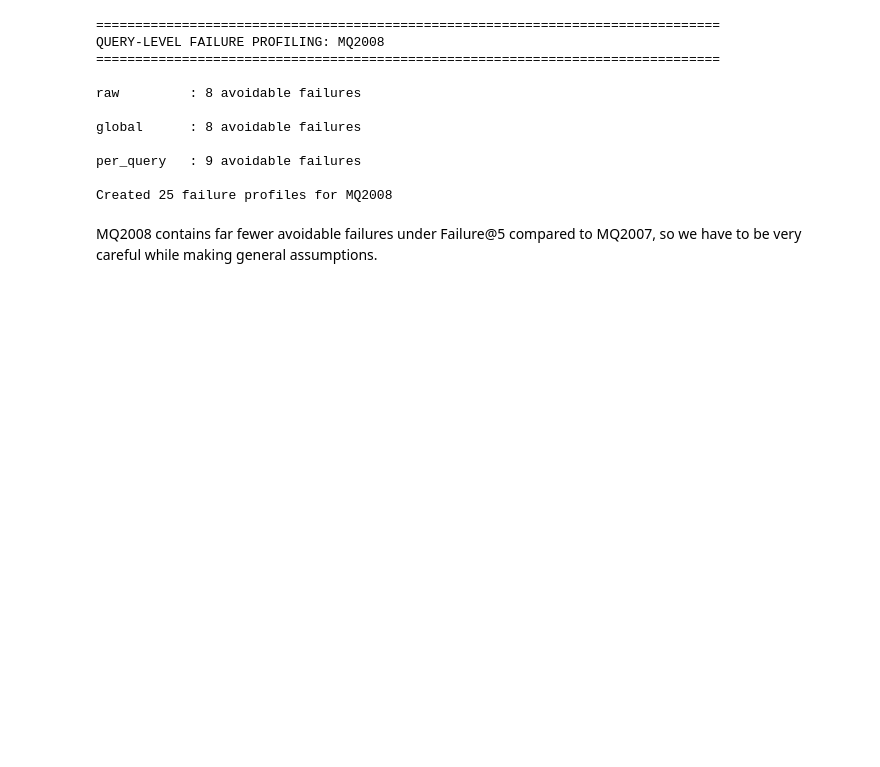
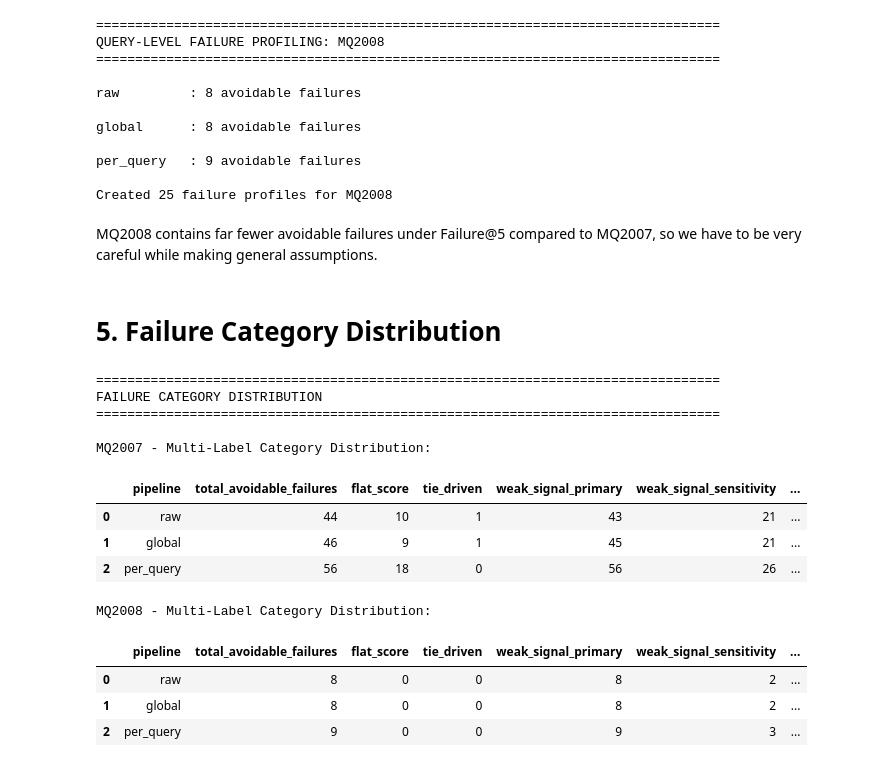
Before and after one commit to KushalMarahatta/Capstone_coding, a Jupyter notebook: notebooks/05_failure_analysis.ipynb, the cells around one changed output. Cells and saved outputs as stored; diff of their text form; code cells hidden in the pictures; blank space fills up the shorter version.

Commit message:
Performed failure category distribution, cross-pipeline overlap analysis, and case studies

```diff
--- a/notebooks/05_failure_analysis.ipynb
+++ b/notebooks/05_failure_analysis.ipynb
@@ -461,3 +461,66 @@ per_query   : 9 avoidable failures
 Created 25 failure profiles for MQ2008
 # %% [markdown]
 MQ2008 contains far fewer avoidable failures under Failure@5 compared to MQ2007, so we have to be very careful while making general assumptions.
+# %% [markdown]
+# 5. Failure Category Distribution
+# %%
+print("\n"+"="*80)
+print("FAILURE CATEGORY DISTRIBUTION")
+print("="*80)
+
+def compute_category_counts(profiles_df, dataset_name):
+    results=[]
+    for pipeline in PIPELINES:
+        data=profiles_df[profiles_df['pipeline']==pipeline]
+        total=len(data)
+        if total==0:
+            continue
+
+        counts={
+            'dataset': dataset_name,
+            'pipeline': pipeline,
+            'total_avoidable_failures': total,
+            'flat_score': data['flat_score'].sum(),
+            'tie_driven': data['tie_driven'].sum(),
+            'weak_signal_primary': data['weak_signal_primary'].sum(),
+            'weak_signal_sensitivity': data['weak_signal_sensitivity'].sum(),
+            'relevance_sparse': data['relevance_sparse'].sum()
+        }
+
+        for cat in ['flat_score', 'tie_driven', 'weak_signal_primary', 'weak_signal_sensitivity', 'relevance_sparse']:
+            counts[f'{cat}_pct']=100 * counts[cat] / total
+
+        primary_dist=data['primary_label'].value_counts()
+        for label in ['tie_driven', 'relevance_sparse', 'weak_signal_primary', 'flat_score', 'other']:
+            counts[f'primary_{label}']=primary_dist.get(label, 0)
+            #if a label doesn't appear in value_counts(), get(label,0) makes it zero rather than erroring
+            counts[f'primary_{label}_pct']=100 * counts[f'primary_{label}'] / total
+
+        results.append(counts)
+    return pd.DataFrame(results)
+
+category_counts_2007_df=compute_category_counts(failure_profiles_2007_df, 'MQ2007')
+category_counts_2008_df=compute_category_counts(failure_profiles_2008_df, 'MQ2008')
+
+print("\nMQ2007 - Multi-Label Category Distribution:")
+display(category_counts_2007_df[['pipeline', 'total_avoidable_failures', 'flat_score', 'tie_driven',
+                                   'weak_signal_primary', 'weak_signal_sensitivity', 'relevance_sparse']])
+
+print("\nMQ2008 - Multi-Label Category Distribution:")
+display(category_counts_2008_df[['pipeline', 'total_avoidable_failures', 'flat_score', 'tie_driven',
+                                   'weak_signal_primary', 'weak_signal_sensitivity', 'relevance_sparse']])
+# %% [output]
+================================================================================
+FAILURE CATEGORY DISTRIBUTION
+================================================================================
+
+MQ2007 - Multi-Label Category Distribution:
+|  | pipeline | total_avoidable_failures | flat_score | tie_driven | weak_signal_primary | weak_signal_sensitivity | ... |
+| 0 | raw | 44 | 10 | 1 | 43 | 21 | ... |
+| 1 | global | 46 | 9 | 1 | 45 | 21 | ... |
+| 2 | per_query | 56 | 18 | 0 | 56 | 26 | ... |
+MQ2008 - Multi-Label Category Distribution:
+|  | pipeline | total_avoidable_failures | flat_score | tie_driven | weak_signal_primary | weak_signal_sensitivity | ... |
+| 0 | raw | 8 | 0 | 0 | 8 | 2 | ... |
+| 1 | global | 8 | 0 | 0 | 8 | 2 | ... |
+| 2 | per_query | 9 | 0 | 0 | 9 | 3 | ... |
```
Also changed, not shown: parts of 16 cells of this notebook.
